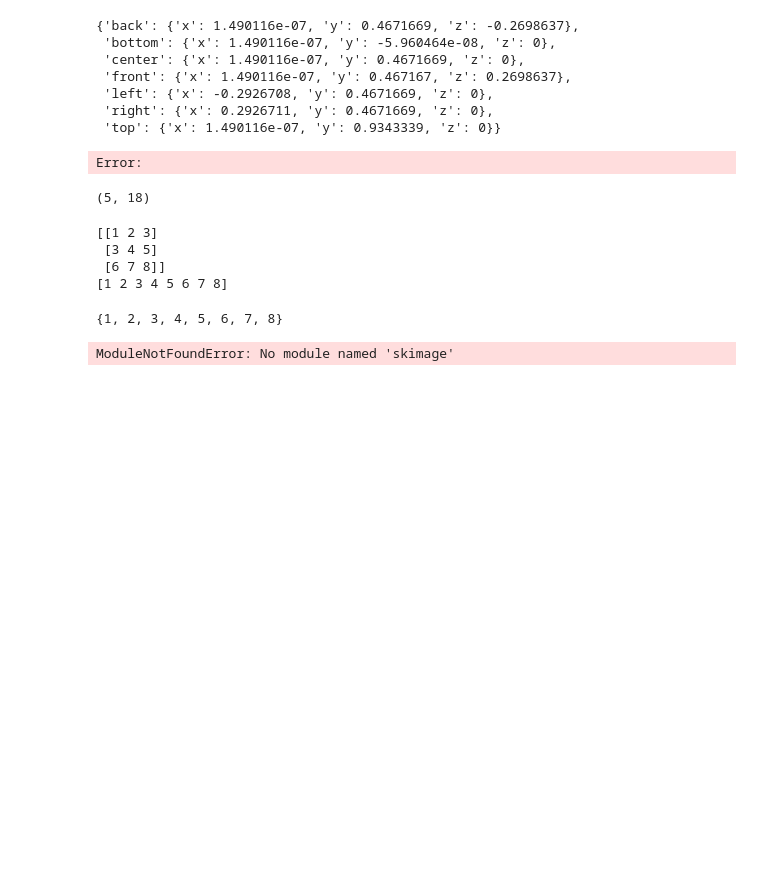
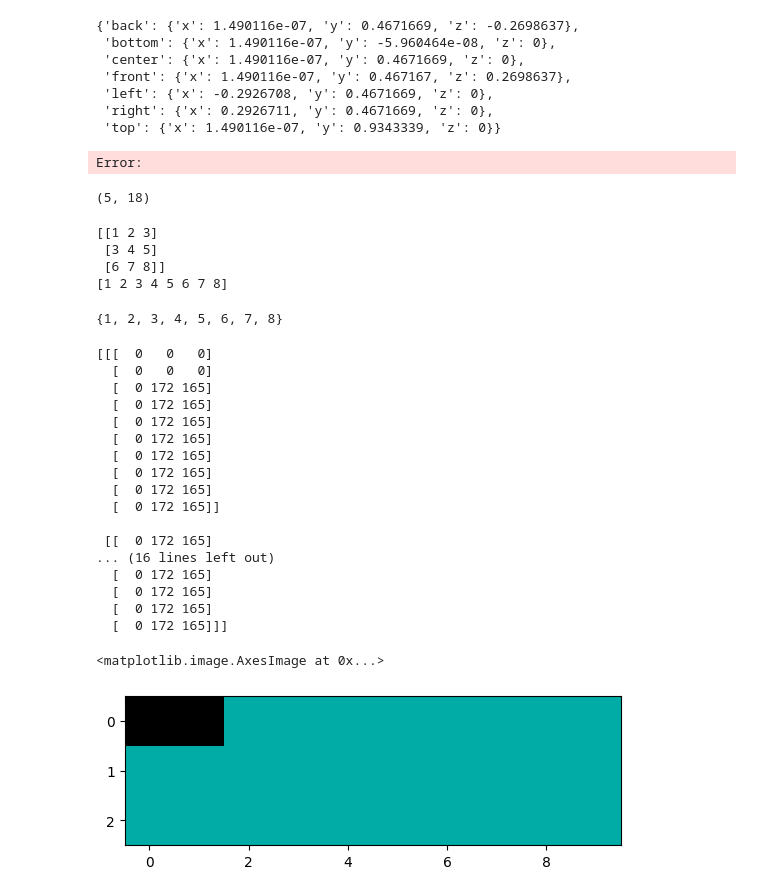
Before and after one commit to readmees/tdw_physics, a Jupyter notebook: quick_runs.ipynb, the cells around one changed output. Drawn from its saved outputs; the diff is of its cells as text; code cells hidden in the pictures; blank space fills up the shorter version.

```diff
--- a/quick_runs.ipynb
+++ b/quick_runs.ipynb
@@ -217,22 +217,38 @@ set({1,2,3}) | set(np.unique(x))
 # %%
 # For checking trial
 from PIL import Image
 import os
 from skimage import color, measure
+import matplotlib.pyplot as plt
+import numpy as np
 
 # file_names = os.listdir(self.path_frames)
 # file_names.sort()
 # fn = self.path_frames+'/'+[fn for fn in file_names if fn[:5] == 'mask_'][0]
 
-fn = 'id_0002.png'
+fn = 'data/temp/frames/collision/agent/79843316841944345_trial_0/frames_temp/category_0009.png'
 # NOTE: rgb2gray might also be wrong
-img = np.asarray(color.rgb2gray(Image.open(fn)))
-
+img = np.asarray(Image.open(fn))
+print(img[253:,60:70])
 # Occluder is occluding one of the sides of the view, or one of the moving objects is already seeable
-if img[:,0].any() or img[:,-1].any():
-    resp = self.communicate([])
-    # Sometimes we get TypeError: 'NoneType' object is not iterable, when trying to get the transforms
-    print(f'Occluder might be covering too much...', 'error')
-    trial_success = False
+plt.imshow(img[253:,60:70])
 # %% [output]
-ModuleNotFoundError: No module named 'skimage'
+[[[  0   0   0]
+  [  0   0   0]
+  [  0 172 165]
+  [  0 172 165]
+  [  0 172 165]
+  [  0 172 165]
+  [  0 172 165]
+  [  0 172 165]
+  [  0 172 165]
+  [  0 172 165]]
+
+ [[  0 172 165]
+... (16 lines left out)
+  [  0 172 165]
+  [  0 172 165]
+  [  0 172 165]
+  [  0 172 165]]]
+<matplotlib.image.AxesImage at 0x...>
+[figure, added]
```
Also changed, not shown: parts of 2 cells of this notebook, 8 other files.
